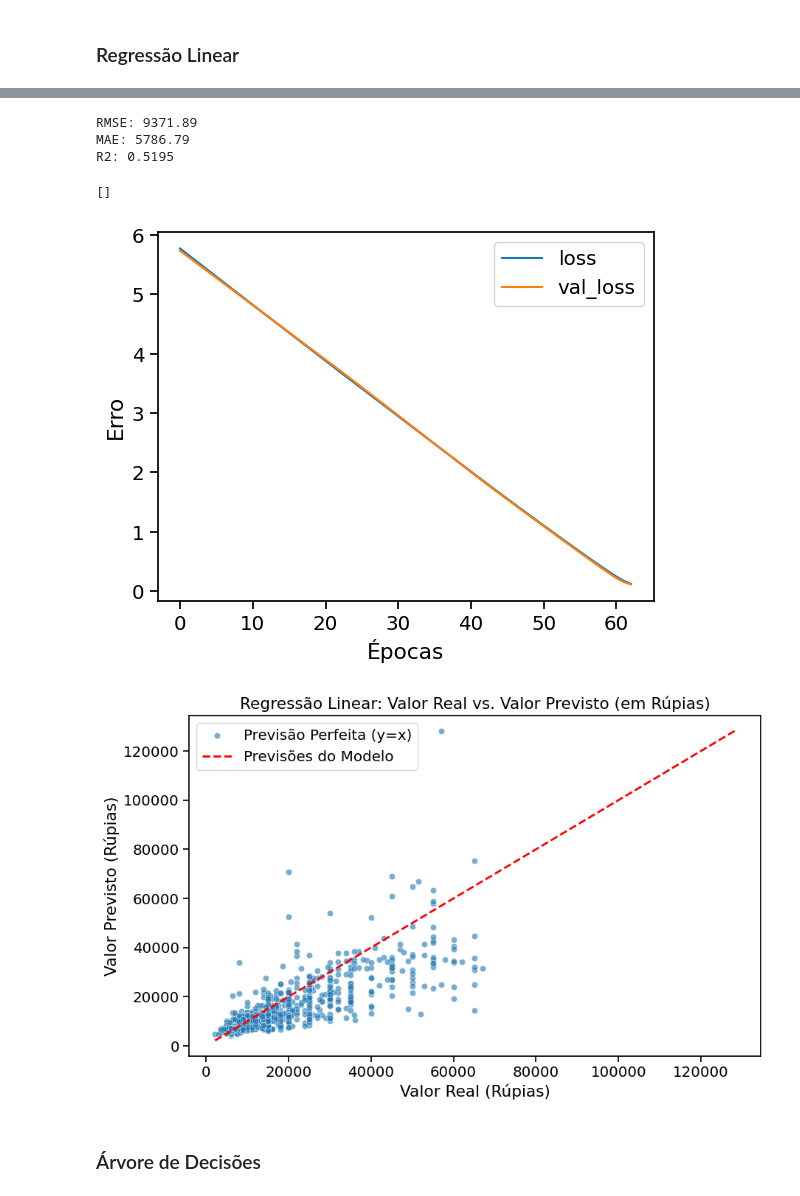
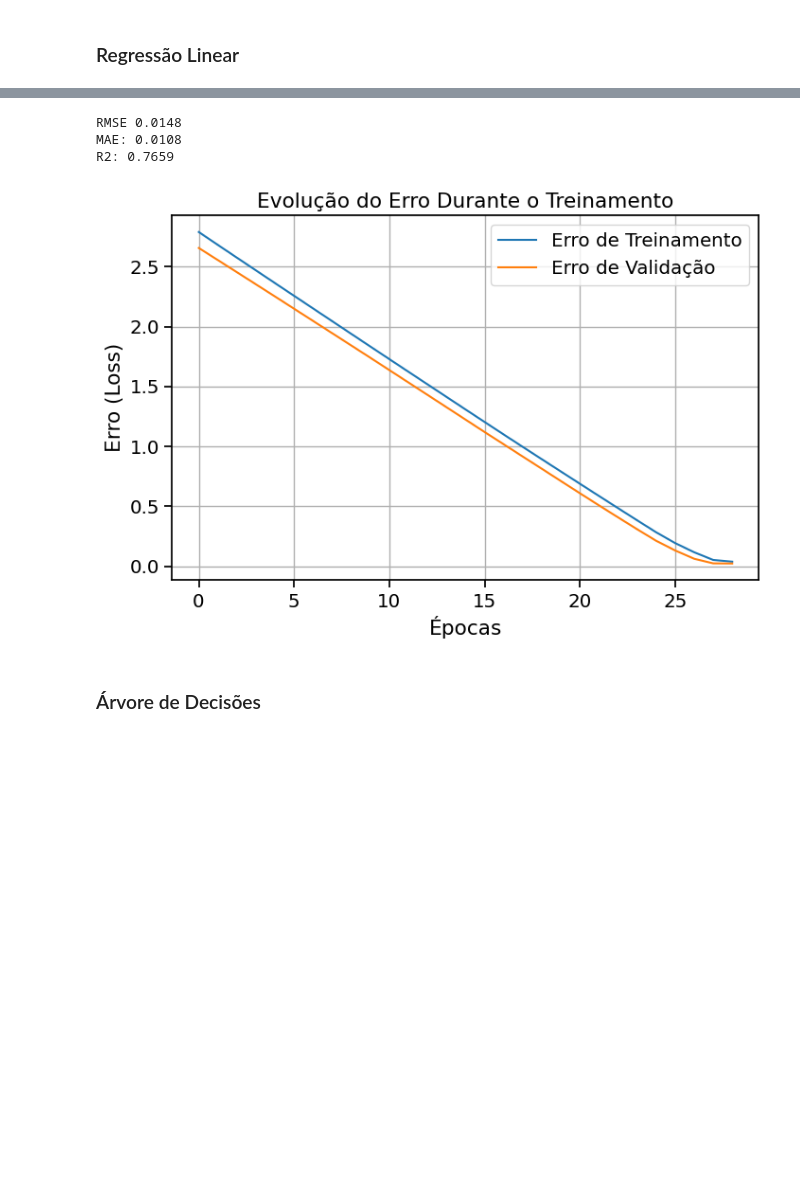
Before and after one commit to t-dlsantos/house-rent-regression-prediction, a Jupyter notebook: house-rent-regression.ipynb, the cells around one changed output, grey strips where cells are left out. Cells and saved outputs as stored; diff of their text form; code cells hidden in the pictures; blank space fills up the shorter version.

Commit message:
fix: some errors

```diff
--- a/house-rent-regression.ipynb
+++ b/house-rent-regression.ipynb
@@ -388,6 +407,5 @@ plt.show()
 # %%
-columns = ['Area Type', 'Furnishing Status',  'City', 'Tenant Preferred', 'Point of Contact']
-dataset = pd.get_dummies(dataset, columns=['Area Type', 'City', 'Furnishing Status', 'Tenant Preferred', 'Point of Contact'])
+dataset = pd.get_dummies(dataset, columns=['Area Type', 'City', 'Furnishing Status', 'Tenant Preferred', 'Point of Contact'], drop_first=False)
 
 dataset.head()
 # %% [output]
@@ -428,10 +446,12 @@ dataset.head()
 X = dataset.drop('Rent', axis= 1)
 y = dataset['Rent']
 
-X_train, X_test, y_train, y_test = train_test_split(X, y, test_size= 0.2, random_state = seed)
+y_boxcox, lambda_rent = boxcox(y)
+
+X_train, X_test, y_train, y_test = train_test_split(X, y_boxcox, test_size= 0.2, random_state = seed)
+
+y_test_original = inv_boxcox(y_test, lambda_rent)
 
 sc = StandardScaler()
 X_train = sc.fit_transform(X_train)
 X_test = sc.transform(X_test)
-
-X_train.shape
@@ -471,5 +493,6 @@ R2: 0.6298
 
 nb_model = BayesianRidge()
 nb_model.fit(X_train, y_train)
-nb_pred_transformed = nb_model.predict(X_test)
+nb_pred = nb_model.predict(X_test)
+nb_pred_original = inv_boxcox(nb_pred, lambda_rent)
 # %%
@@ -493,8 +514,6 @@ R2: 0.6098
 ### Regressão Linear
 # %%
 # Treinando Modelo
-
-tf.random.set_seed(seed)
 
 lnrg_model = keras.Sequential([
     keras.layers.Dense(1)
@@ -502,6 +521,6 @@ lnrg_model = keras.Sequential([
 
 lnrg_model.compile(optimizer=tf.keras.optimizers.Adam(), loss='mean_absolute_error')
 
-lnrg_model_history=lnrg_model.fit(X_train, y_train, epochs=63, validation_split = 0.1)
-lnrg_pred_transformed=lnrg_model.predict(X_test)
+lnrg_model_history=lnrg_model.fit(X_train, y_train, epochs=29, validation_split = 0.1)
+lnrg_pred=lnrg_model.predict(X_test)
 # %% [output]
@@ -525,43 +544,31 @@ Epoch 63/63
 # %%
 #  Avaliação do Modelo
 
-lnrg_pred_original = inv_boxcox(lnrg_pred_transformed.flatten(), lambda_rent)
-lnrg_test_original = inv_boxcox(y_test, lambda_rent)
+kf = KFold(n_splits= 10)
+rmse_result = np.mean(np.sqrt(-cross_val_score(nb_model, X_train, y_train, scoring = 'neg_mean_squared_error', cv= kf)))
+mae_result = mean_absolute_error(y_test, nb_pred)
+r2_result = r2_score(y_test, nb_pred)
 
-mse = mean_squared_error(lnrg_test_original, lnrg_pred_original)
-rmse = math.sqrt(mse)
-mae = mean_absolute_error(lnrg_test_original, lnrg_pred_original)
-r2 = r2_score(lnrg_test_original, lnrg_pred_original)
-
-print(f"RMSE: {rmse:.2f}")
-print(f"MAE: {mae:.2f}")
-print(f"R2: {r2:.4f}")
+print(f'RMSE {rmse_result:.4f}')
+print(f'MAE: {mae_result:.4f}')
+print(f'R2: {r2_result:.4f}')
 
 # Plot epochs
-pd.DataFrame(lnrg_model_history.history).plot()
-plt.ylabel("Erro")
-plt.xlabel("Épocas")
-
-# Plot diferença
-plt.figure(figsize=(10, 6))
-sns.scatterplot(x=lnrg_test_original, y=lnrg_pred_original, alpha=0.6)
-
-min_val = min(lnrg_test_original.min(), lnrg_pred_original.min())
-max_val = max(lnrg_test_original.max(), lnrg_pred_original.max())
-plt.plot([min_val, max_val], [min_val, max_val], 'r--', lw=2)
-
-plt.title('Regressão Linear: Valor Real vs. Valor Previsto (em Rúpias)')
-plt.xlabel('Valor Real (Rúpias)')
-plt.ylabel('Valor Previsto (Rúpias)')
-plt.legend(['Previsão Perfeita (y=x)', 'Previsões do Modelo'])
-plt.plot()
+df_history = pd.DataFrame(lnrg_model_history.history)
+plt.figure(figsize=(8,5))
+plt.plot(df_history['loss'], label='Erro de Treinamento')
+plt.plot(df_history['val_loss'], label='Erro de Validação')
+plt.xlabel('Épocas')
+plt.ylabel('Erro (Loss)')
+plt.title('Evolução do Erro Durante o Treinamento')
+plt.legend()
+plt.grid(True)
+plt.show()
 # %% [output]
-RMSE: 9371.89
-MAE: 5786.79
-R2: 0.5195
+RMSE 0.0148
+MAE: 0.0108
+R2: 0.7659
-[]
-[figure, old version]
+[figure, new version]
-[figure, removed]
 # %% [markdown]
 ### Árvore de Decisões
 # %%
```
Also changed, not shown: parts of 19 cells of this notebook.
